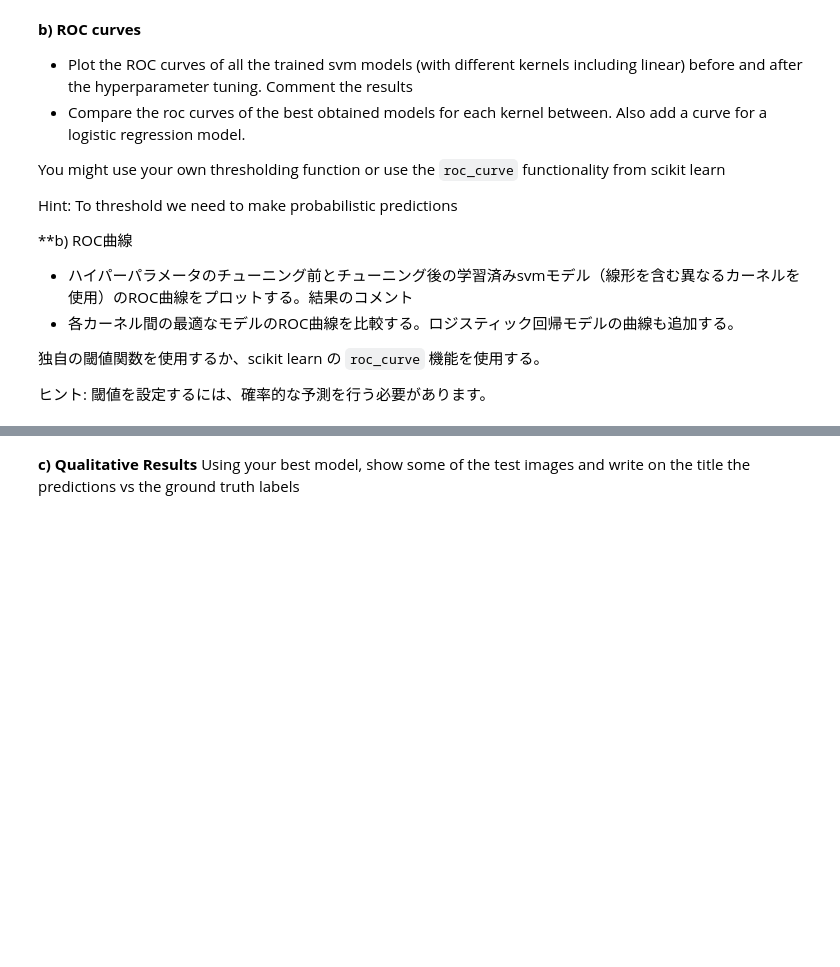
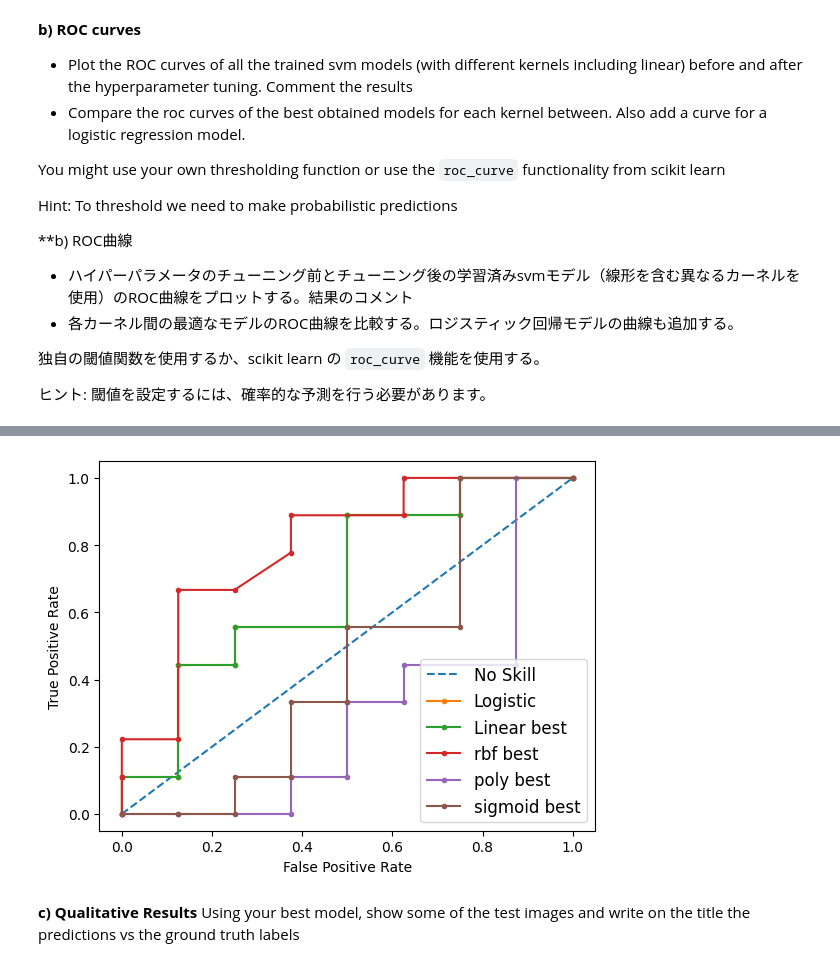
Before and after one commit to soso0024/python-ARTIN, a Jupyter notebook: Lab2/2023_2024_From_Linear_Classifiers_to_SVMs_sv.ipynb, the cells around one changed output, grey strips where cells are left out. Cells and saved outputs as stored; diff of their text form; code cells hidden in the pictures; blank space fills up the shorter version.

```diff
--- a/Lab2/2023_2024_From_Linear_Classifiers_to_SVMs_sv.ipynb
+++ b/Lab2/2023_2024_From_Linear_Classifiers_to_SVMs_sv.ipynb
@@ -595,3 +645,50 @@ plt.show()
+# %%
+# plot no skill roc curve
+plt.plot([0, 1], [0, 1], linestyle='--', label='No Skill')
+
+# calculate roc curve for logistic regression
+fpr_logreg, tpr_logreg, _ = roc_curve(Y_test, Y_pred_logreg_probas[:,1])
+plt.plot(fpr_logreg, tpr_logreg, marker='.', label='Logistic')
+
+# SVM with Linear Kernel after tuning
+svm_lin = SVC(kernel ='linear' ,probability=True, C=0.1)
+svm_lin.fit(X_train, Y_train.ravel())
+Y_pred_svm_lin_probas = svm_lin.predict_proba(X_test)
+fpr_lin, tpr_lin, _ = roc_curve(Y_test, Y_pred_svm_lin_probas[:, 1])
+plt.plot(fpr_lin, tpr_lin, marker='.', label=f'Linear best')
+
+# SVM with RBF after tuning
+svm_rbf = SVC(kernel ='rbf' ,probability=True, C=10, gamma=0.001)
+svm_rbf.fit(X_train, Y_train.ravel())
+Y_pred_svm_rbf_probas = svm_rbf.predict_proba(X_test)
+fpr_rbf, tpr_rbf, _ = roc_curve(Y_test, Y_pred_svm_rbf_probas[:, 1])
+plt.plot(fpr_rbf, tpr_rbf, marker='.', label=f'rbf best')
+
+# SVM with Poly after tuning
+svm_poly = SVC(kernel ='poly' ,probability=True, C=0.1, degree=5, gamma=1)
+svm_poly.fit(X_train, Y_train.ravel())
+Y_pred_svm_poly_probas = svm_poly.predict_proba(X_test)
+fpr_poly, tpr_poly, _ = roc_curve(Y_test, Y_pred_svm_poly_probas[:, 1])
+plt.plot(fpr_poly, tpr_poly, marker='.', label=f'poly best')
+
+# SVM with Sigmoid after tuning
+svm_sigmoid = SVC(kernel ='sigmoid' ,probability=True, C=1, gamma=0.001)
+svm_sigmoid.fit(X_train, Y_train.ravel())
+Y_pred_svm_sigmoid_probas = svm_sigmoid.predict_proba(X_test)
+fpr_sigmoid, tpr_sigmoid, _ = roc_curve(Y_test, Y_pred_svm_sigmoid_probas[:, 1])
+plt.plot(fpr_sigmoid, tpr_sigmoid, marker='.', label=f'sigmoid best')
+
+# axis labels
+plt.xlabel('False Positive Rate')
+plt.ylabel('True Positive Rate')
+
+# show the legend
+plt.legend(fontsize='large')
+
+# show the plot
+plt.show()
+# %% [output]
+[figure, added]
 # %% [markdown]
 **c) Qualitative Results** Using your best model, show some of the test images and write on the title the predictions vs the ground truth labels
 # %%
```
Also changed, not shown: parts of 12 cells of this notebook, 6 other files.
